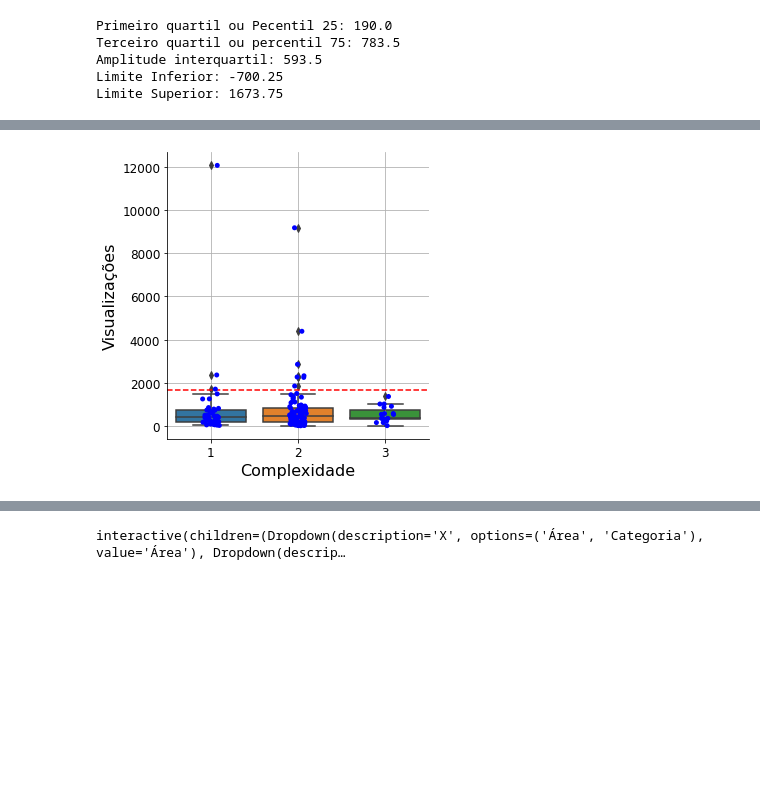
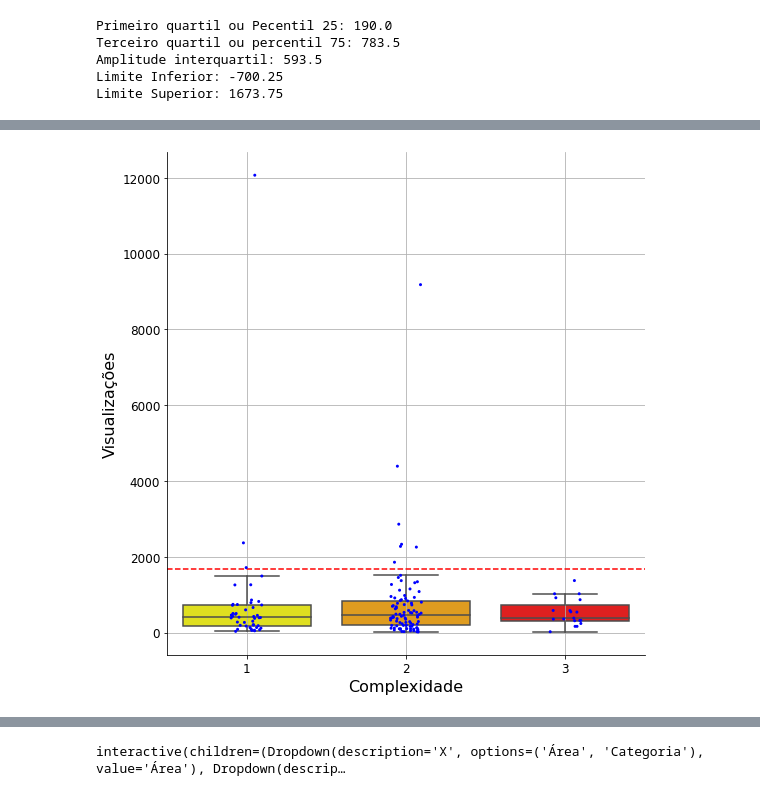
Before and after one commit to mdspena/PGC, a Jupyter notebook: PGC-Processamento.ipynb, the cells around one changed output, grey strips where cells are left out. Cells and saved outputs as stored; diff of their text form; code cells hidden in the pictures; blank space fills up the shorter version.

```diff
--- a/PGC-Processamento.ipynb
+++ b/PGC-Processamento.ipynb
@@ -177,18 +178,12 @@ df[df["Visualizações"] > limite_superior]
 # %%
-sns.catplot(x='Complexidade', y='Visualizações', kind='box', data=df, height=5)
-sns.stripplot(x='Complexidade', y="Visualizações", data=df, color="blue");
+sns.catplot(x='Complexidade', y='Visualizações', kind='box', data=df, height=8, palette=['yellow','orange','red'], showfliers = False)
+sns.stripplot(x='Complexidade', y="Visualizações", data=df, color="blue", size=3);
 plt.plot([-0.5,2.5], [limite_superior,limite_superior], color='red', linestyle='--')
-#plt.annotate('Limite Superior',
-        #xy=(2.5, limite_superior), xycoords='data',
-        #xytext=(-15, 5), textcoords='offset points',
-        #arrowprops=dict(facecolor='red', shrink=0.05))#,
-        #horizontalalignment='right', verticalalignment='bottom')
 plt.tight_layout()
 plt.grid()
-#plt.xticks(rotation=45)
-#plt.savefig("boxplot1.png")
+plt.savefig("boxplot1.png")
 # %% [output]
-[figure, old version]
+[figure, new version]
 # %%
 df_outlier = df.drop(df[df.Visualizações > limite_superior].index)
 
```
Also changed, not shown: parts of 3 cells of this notebook, 6 other files.
